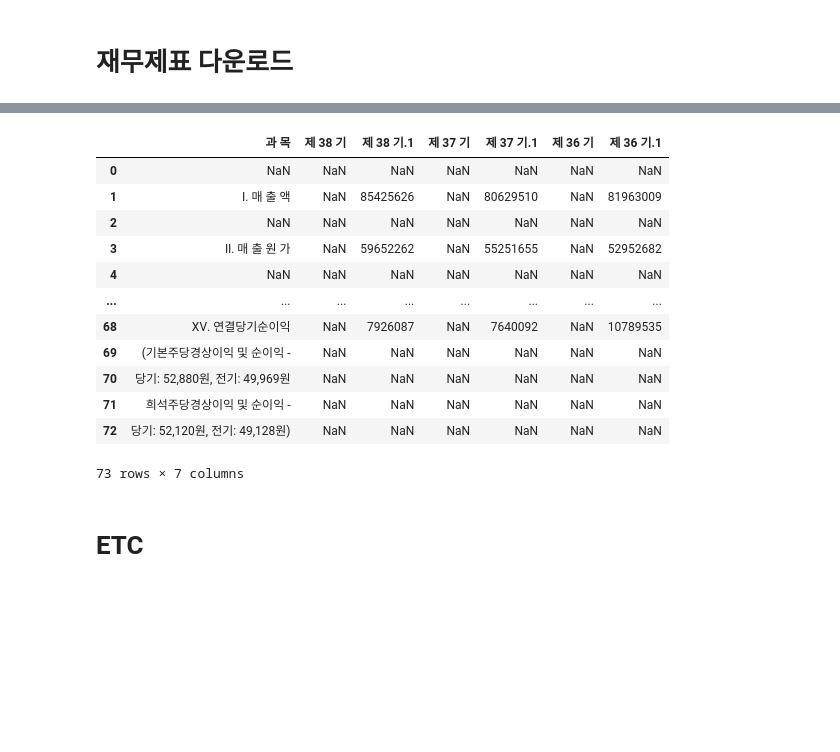
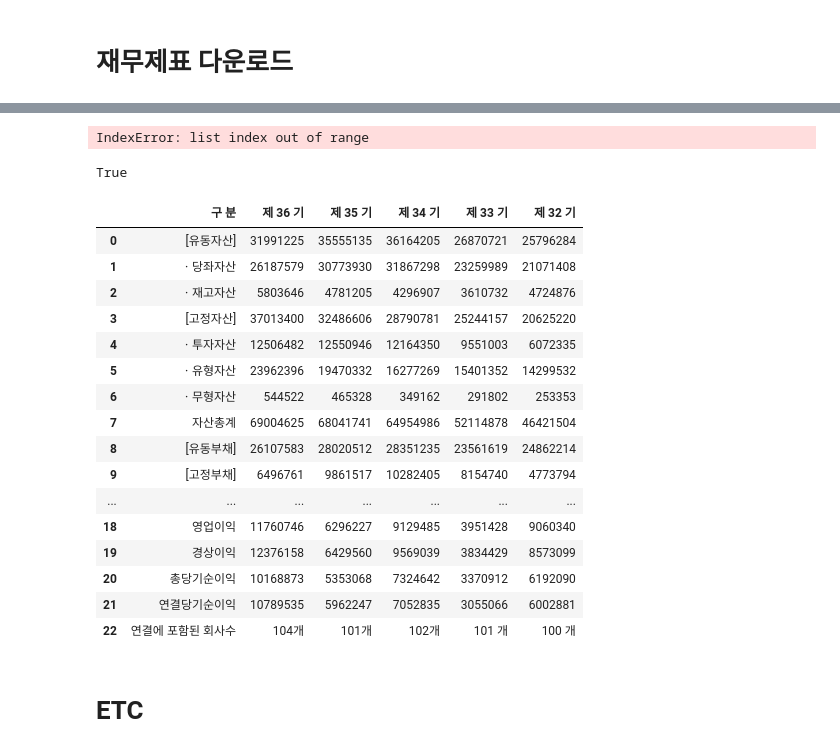
Before and after one commit to malkovich0/Finance, a Jupyter notebook: Dart Download.ipynb, the cells around one changed output, grey strips where cells are left out. Saved outputs shown, nothing was run; the diff lists cells and outputs as text; code cells hidden in the pictures; blank space fills up the shorter version.

Commit message:
20210412_solving ftable_html error

```diff
--- a/Dart Download.ipynb
+++ b/Dart Download.ipynb
@@ -306,6 +298,0 @@ eleid_list = rcp_df.iloc[i*3+2,2:]
-# %%
-j=10
-year = year_list[j]
-rcp = rcp_list[j]
-dcm = dcm_list[j]
-eleid = eleid_list[j]
@@ -321,0 +303,4 @@ error_df
+# %%
+stock_code='005930'
+eleid='2006.12'
+rcp,dcm,eleid = rcp_df[rcp_df['stock_code']=='005930']['2005.09'].values
@@ -388,24 +380,42 @@ True
+# %%
+stock_code, year,rcp, dcm, eleid = error_df.iloc[:,0].values
+# error_df.iloc[:,0].values
+# %%
+download_ftable_html(stock_code, year,rcp, dcm, eleid)
+# %% [output]
+IndexError: list index out of range
+# %%
+import webbrowser
+url = 'http://dart.fss.or.kr/dsaf001/main.do?rcpNo={}'.format(rcp)
+webbrowser.open(url)
+# %% [output]
+True
 # %%
 url = 'http://dart.fss.or.kr/report/viewer.do?rcpNo={}&dcmNo={}&eleId={}&offset=687340&length=115750&dtd=dart3.xsd'.format(int(rcp),int(dcm),int(eleid))
 table = pd.read_html(url)
-# %%
-# for i in range(len(table)):
-#     print(table[i])
-table[6]
-# %% [output]
-|  | 과 목 | 제 38 기 | 제 38 기.1 | 제 37 기 | 제 37 기.1 | 제 36 기 | 제 36 기.1 |
-| 0 | NaN | NaN | NaN | NaN | NaN | NaN | NaN |
-| 1 | Ⅰ. 매 출 액 | NaN | 85425626 | NaN | 80629510 | NaN | 81963009 |
-| 2 | NaN | NaN | NaN | NaN | NaN | NaN | NaN |
-| 3 | Ⅱ. 매 출 원 가 | NaN | 59652262 | NaN | 55251655 | NaN | 52952682 |
-| 4 | NaN | NaN | NaN | NaN | NaN | NaN | NaN |
-| ... | ... | ... | ... | ... | ... | ... | ... |
-| 68 | ⅩⅤ. 연결당기순이익 | NaN | 7926087 | NaN | 7640092 | NaN | 10789535 |
-| 69 | (기본주당경상이익 및 순이익 - | NaN | NaN | NaN | NaN | NaN | NaN |
-| 70 | 당기: 52,880원, 전기: 49,969원 | NaN | NaN | NaN | NaN | NaN | NaN |
-| 71 | 희석주당경상이익 및 순이익 - | NaN | NaN | NaN | NaN | NaN | NaN |
-| 72 | 당기: 52,120원, 전기: 49,128원) | NaN | NaN | NaN | NaN | NaN | NaN |
-73 rows × 7 columns
+# %%
+# for i in range(len(table)):
+#     print(table[i].iloc[0,0])
+# str(table[1].iloc[0,0]).replace(' ','')
+table[1]
+# %% [output]
+|  | 구 분 | 제 36 기 | 제 35 기 | 제 34 기 | 제 33 기 | 제 32 기 |
+| 0 | [유동자산] | 31991225 | 35555135 | 36164205 | 26870721 | 25796284 |
+| 1 | ㆍ당좌자산 | 26187579 | 30773930 | 31867298 | 23259989 | 21071408 |
+| 2 | ㆍ재고자산 | 5803646 | 4781205 | 4296907 | 3610732 | 4724876 |
+| 3 | [고정자산] | 37013400 | 32486606 | 28790781 | 25244157 | 20625220 |
+| 4 | ㆍ투자자산 | 12506482 | 12550946 | 12164350 | 9551003 | 6072335 |
+| 5 | ㆍ유형자산 | 23962396 | 19470332 | 16277269 | 15401352 | 14299532 |
+| 6 | ㆍ무형자산 | 544522 | 465328 | 349162 | 291802 | 253353 |
+| 7 | 자산총계 | 69004625 | 68041741 | 64954986 | 52114878 | 46421504 |
+| 8 | [유동부채] | 26107583 | 28020512 | 28351235 | 23561619 | 24862214 |
+| 9 | [고정부채] | 6496761 | 9861517 | 10282405 | 8154740 | 4773794 |
+| ... | ... | ... | ... | ... | ... | ... |
+| 18 | 영업이익 | 11760746 | 6296227 | 9129485 | 3951428 | 9060340 |
+| 19 | 경상이익 | 12376158 | 6429560 | 9569039 | 3834429 | 8573099 |
+| 20 | 총당기순이익 | 10168873 | 5353068 | 7324642 | 3370912 | 6192090 |
+| 21 | 연결당기순이익 | 10789535 | 5962247 | 7052835 | 3055066 | 6002881 |
+| 22 | 연결에 포함된 회사수 | 104개 | 101개 | 102개 | 101 개 | 100 개 |
 # %% [markdown]
 # ETC
 # %%
```
Also changed, not shown: parts of 27 cells of this notebook, 1 other file.
